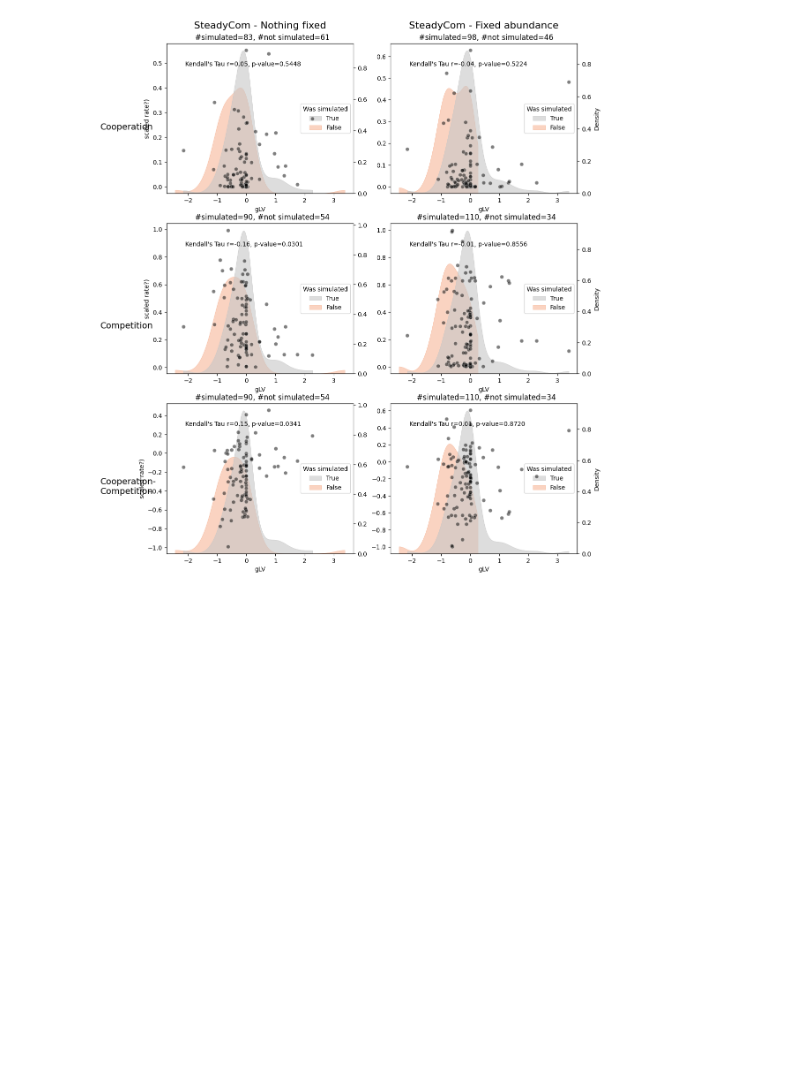
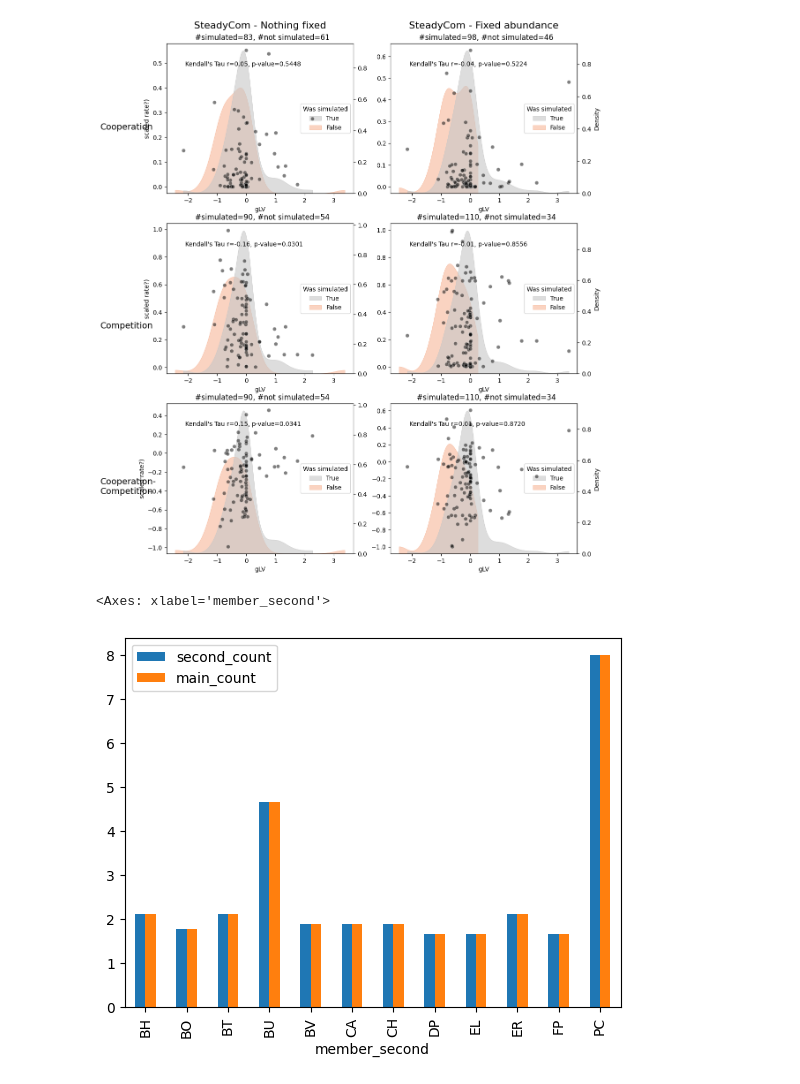
Before and after one commit to IdunBurgos/SteadierCom-Case-Studies, a Jupyter notebook: notebooks/Step 6.2.1. Comparing tools with exp - Venturelli member-member interaction.ipynb, the cells around one changed output. Saved outputs shown, nothing was run; the diff lists cells and outputs as text; code cells hidden in the pictures; blank space fills up the shorter version.

Commit message:
adding functions for calculating correlations

```diff
--- a/notebooks/Step 6.2.1. Comparing tools with exp - Venturelli member-member interaction.ipynb
+++ b/notebooks/Step 6.2.1. Comparing tools with exp - Venturelli member-member interaction.ipynb
@@ -124,4 +173,21 @@ counts
 # %%
-fig,axs,axs_twin,not_simulated = correlation.make_scatterplots_simulation_method(simulation_dict,signal_exp,simulation_method="steadycom",metric="rate?")
+fig,axs,axs_twin,not_simulated = correlation.make_scatterplots_simulation_method(simulation_dict,
+                                                                                 signal_exp,
+                                                                                 simulation_method="steadycom",
+                                                                                 metric="rate?")
 # %% [output]
 [figure]
+# %%
+
+not_simulated_df = pd.DataFrame(not_simulated)
+not_simulated_df.columns = ["member_second","member_main"]
+
+counts = (not_simulated_df.groupby("member_second")
+          .agg(second_count=("member_second","size"), main_count=("member_main","size"))
+          .fillna(0)
+          /9)
+
+counts.plot(kind="bar")
+# %% [output]
+<Axes: xlabel='member_second'>
+[figure, added]
```
Also changed, not shown: parts of 14 cells of this notebook, 2 other files.
